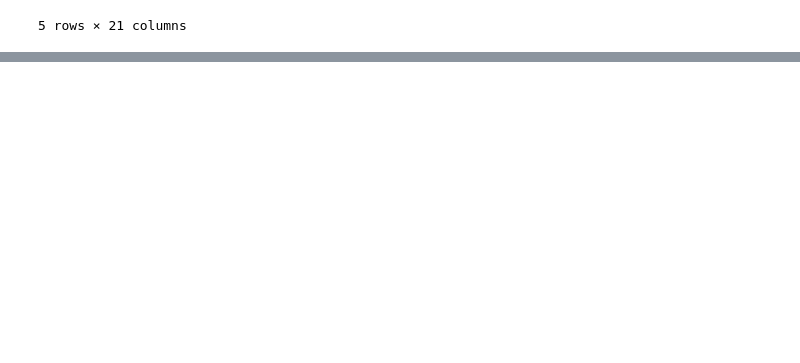
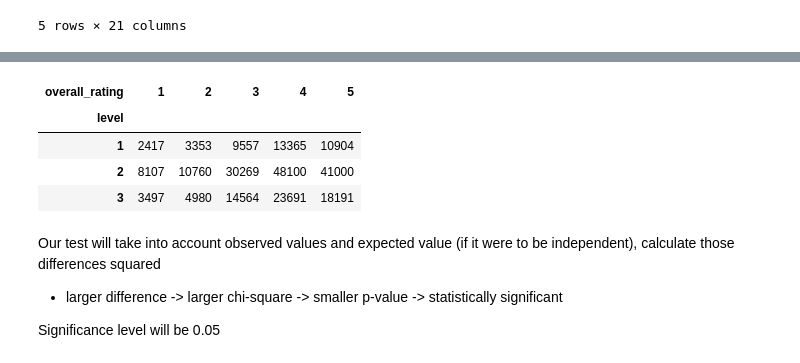
Before and after one commit to AndrewLee23708/GlassdoorEmployeeDS, a Jupyter notebook: Project_Notebooks/3.5.ExperimentDesign.ipynb, the cells around one changed output, grey strips where cells are left out. Drawn from its saved outputs; the diff is of its cells as text; code cells hidden in the pictures; blank space fills up the shorter version.

```diff
--- a/Project_Notebooks/3.5.ExperimentDesign.ipynb
+++ b/Project_Notebooks/3.5.ExperimentDesign.ipynb
@@ -51,0 +302,15 @@ for rate_col in rate_cols:
+# %%
+### Contingency table
+contingency_table = pd.crosstab(df['level'], df['overall_rating'])
+contingency_table
+# %% [output]
+| overall_rating | 1 | 2 | 3 | 4 | 5 |
+| level |  |  |  |  |  |
+| 1 | 2417 | 3353 | 9557 | 13365 | 10904 |
+| 2 | 8107 | 10760 | 30269 | 48100 | 41000 |
+| 3 | 3497 | 4980 | 14564 | 23691 | 18191 |
+# %% [markdown]
+Our test will take into account observed values and expected value (if it were to be independent), calculate those differences squared
+- larger difference -> larger chi-square -> smaller p-value -> statistically significant
+
+Significance level will be 0.05
```
Also changed, not shown: parts of 36 cells of this notebook, 3 other files.
